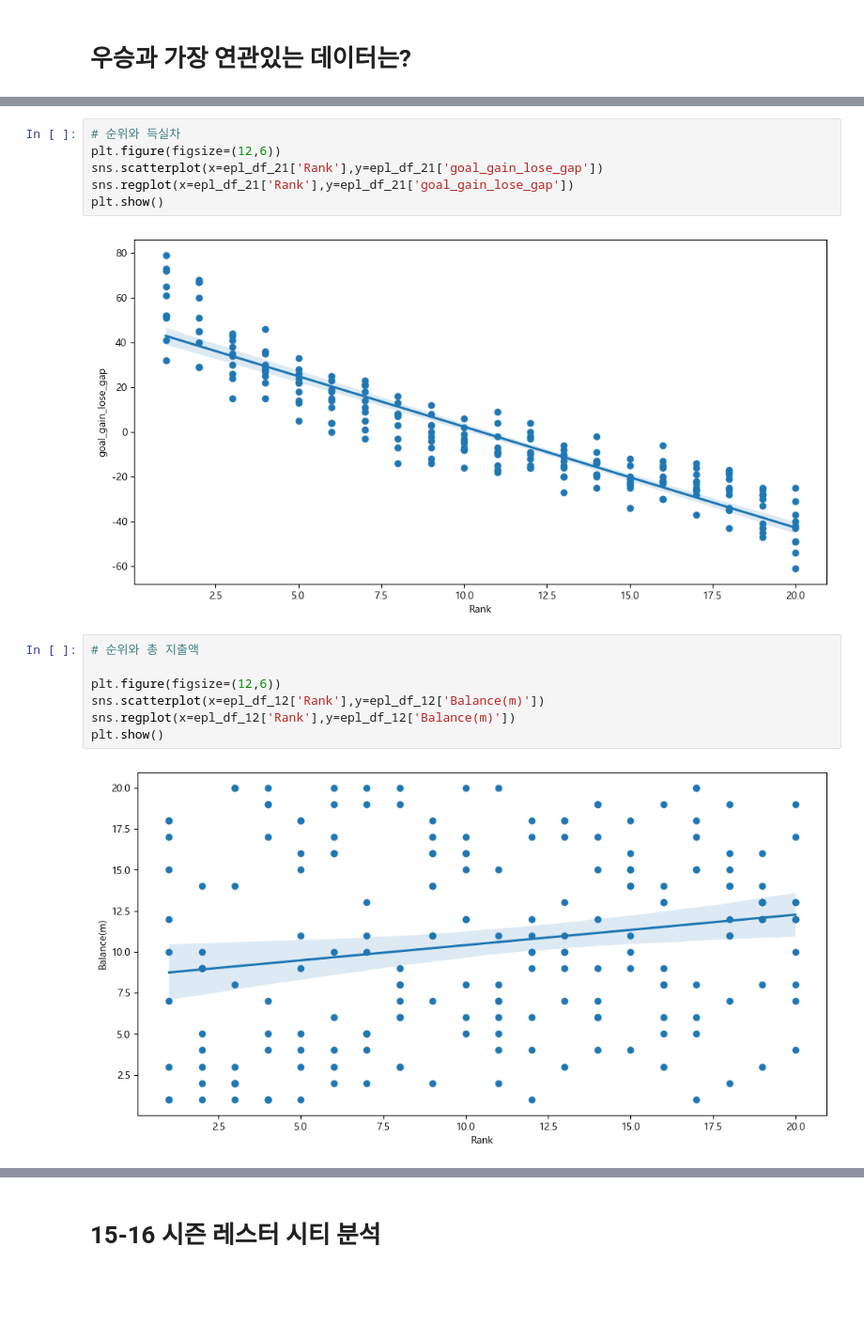
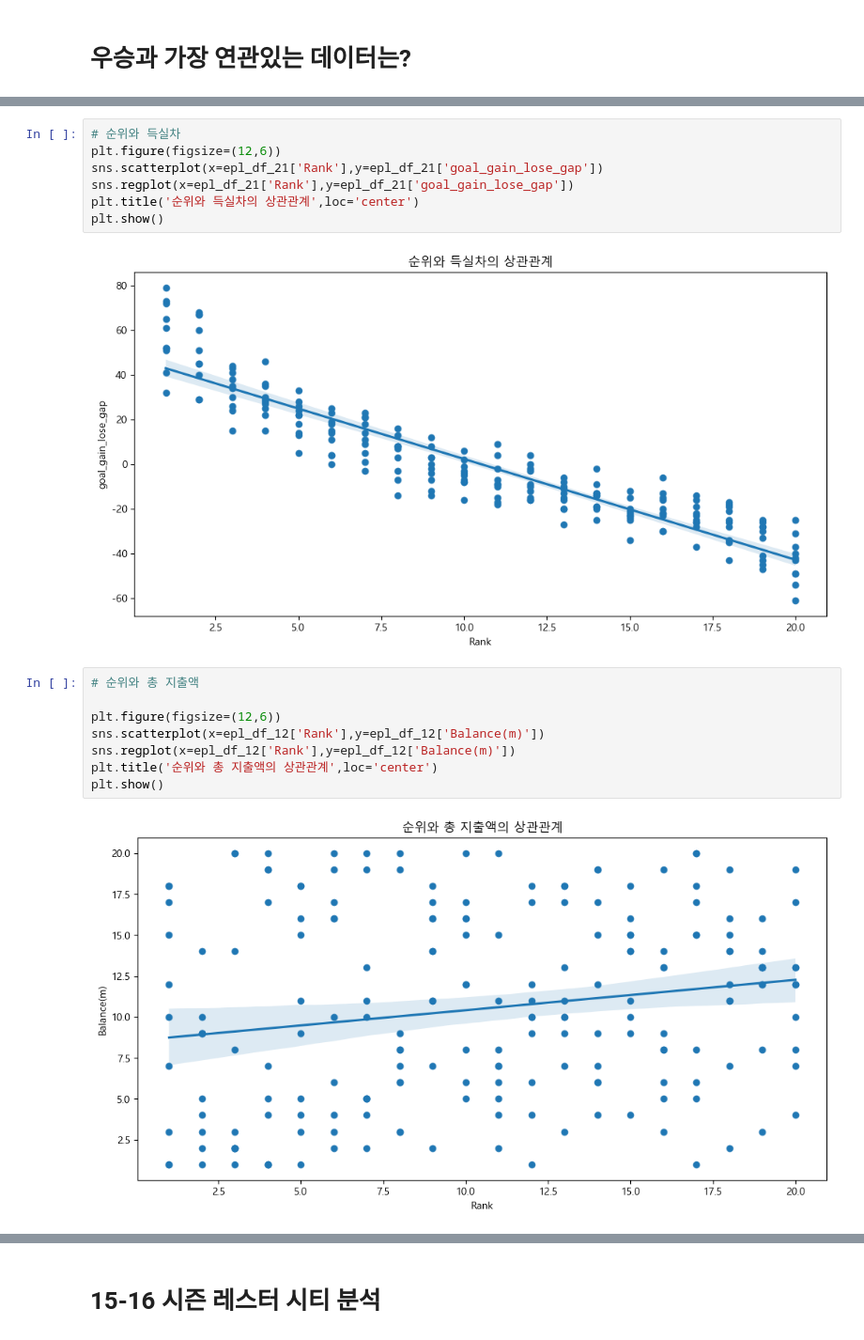
Before and after one commit to gingerman123/Soccer-Data, a Jupyter notebook: plot.ipynb, the cells around one changed output, grey strips where cells are left out. Shown at 94% size. Saved outputs shown, nothing was run; the diff lists cells and outputs as text; blank space fills up the shorter version.

```diff
--- a/plot.ipynb
+++ b/plot.ipynb
@@ -47,18 +41,20 @@ plt.show()
 plt.figure(figsize=(12,6))
 sns.scatterplot(x=epl_df_21['Rank'],y=epl_df_21['goal_gain_lose_gap'])
 sns.regplot(x=epl_df_21['Rank'],y=epl_df_21['goal_gain_lose_gap'])
+plt.title('순위와 득실차의 상관관계',loc='center')
 plt.show()
 # %% [output]
-[figure, old version]
+[figure, new version]
 # %%
 # 순위와 총 지출액
 
 plt.figure(figsize=(12,6))
 sns.scatterplot(x=epl_df_12['Rank'],y=epl_df_12['Balance(m)'])
 sns.regplot(x=epl_df_12['Rank'],y=epl_df_12['Balance(m)'])
+plt.title('순위와 총 지출액의 상관관계',loc='center')
 plt.show()
 # %% [output]
-[figure, old version]
+[figure, new version]
 # %%
 # 순위와 평균 나이
 plt.figure(figsize=(12,6))
```
Also changed, not shown: parts of 4 cells of this notebook, 14 other files.
